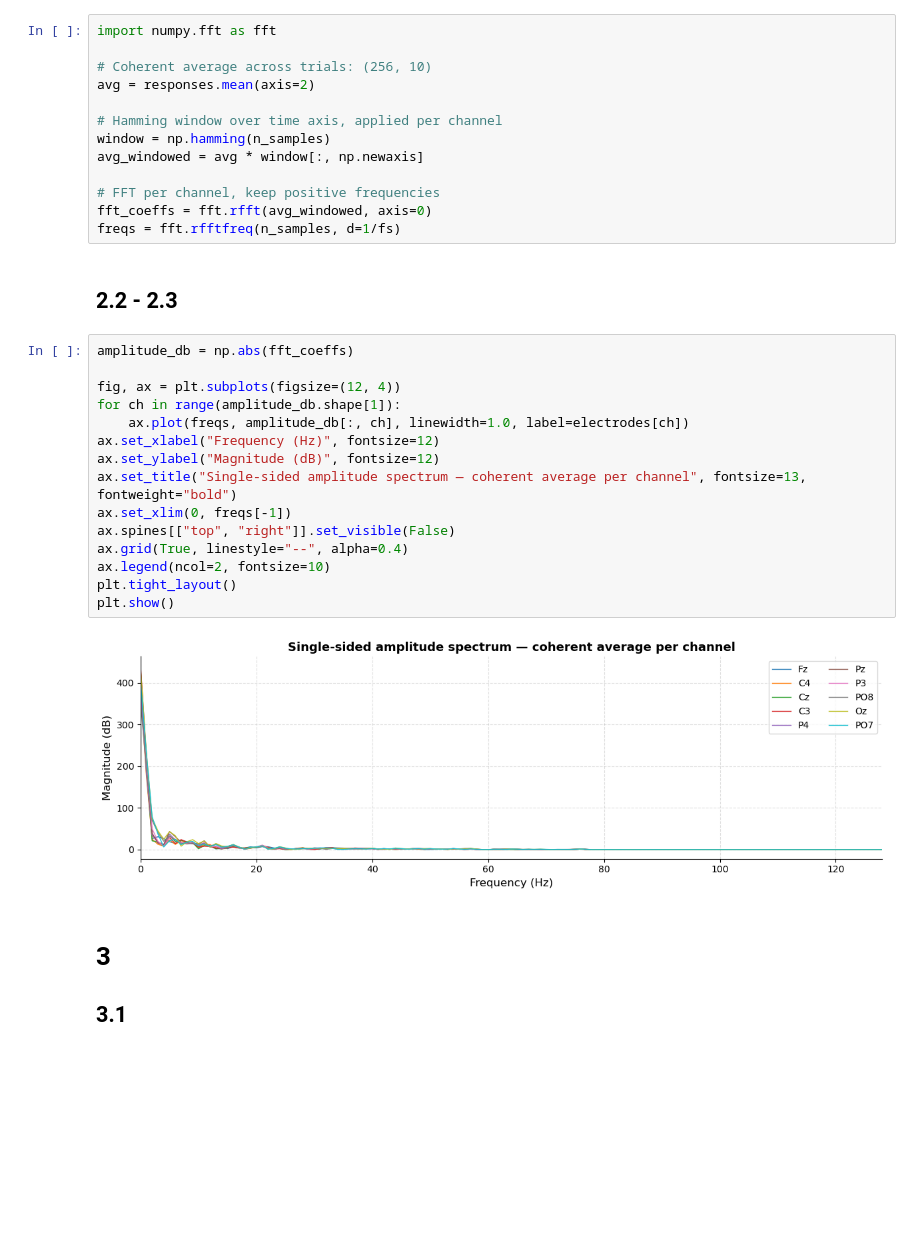
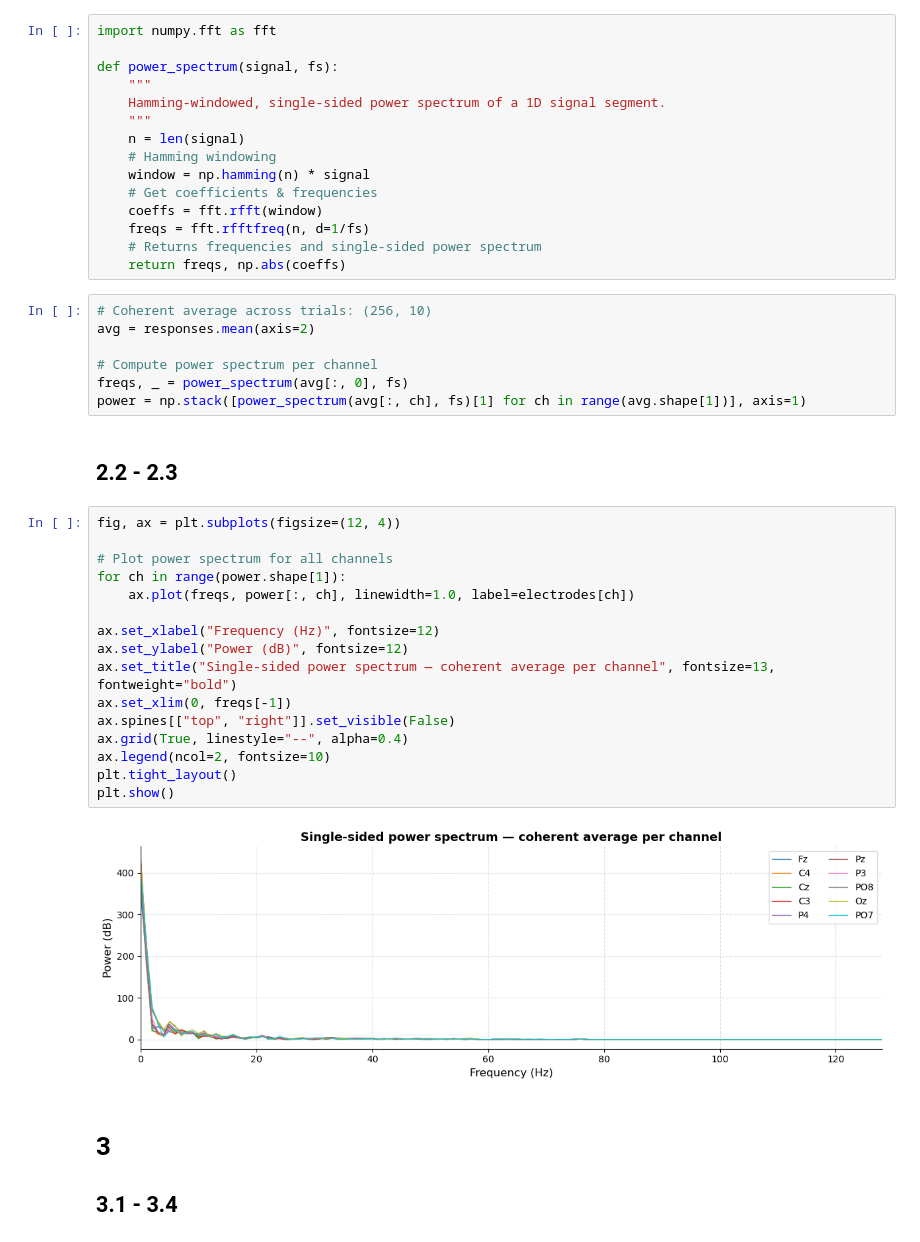
Before and after one commit to dralois/BMI-Exercises, a Jupyter notebook: exercise_1/exercise_1.ipynb, the cells around one changed output. Drawn from its saved outputs; the diff is of its cells as text; blank space fills up the shorter version.

```diff
--- a/exercise_1/exercise_1.ipynb
+++ b/exercise_1/exercise_1.ipynb
@@ -50,38 +52,48 @@ plt.show()
 # %% [markdown]
 # 2
 ## 2.1
+# %%
+import numpy.fft as fft
+
+def power_spectrum(signal, fs):
+    """
+    Hamming-windowed, single-sided power spectrum of a 1D signal segment.
+    """
+    n = len(signal)
+    # Hamming windowing
+    window = np.hamming(n) * signal
+    # Get coefficients & frequencies
+    coeffs = fft.rfft(window)
+    freqs = fft.rfftfreq(n, d=1/fs)
+    # Returns frequencies and single-sided power spectrum
+    return freqs, np.abs(coeffs)
 # %%
-import numpy.fft as fft
-
 # Coherent average across trials: (256, 10)
 avg = responses.mean(axis=2)
 
-# Hamming window over time axis, applied per channel
-window = np.hamming(n_samples)
-avg_windowed = avg * window[:, np.newaxis]
-
-# FFT per channel, keep positive frequencies
-fft_coeffs = fft.rfft(avg_windowed, axis=0)
-freqs = fft.rfftfreq(n_samples, d=1/fs)
+# Compute power spectrum per channel
+freqs, _ = power_spectrum(avg[:, 0], fs)
+power = np.stack([power_spectrum(avg[:, ch], fs)[1] for ch in range(avg.shape[1])], axis=1)
 # %% [markdown]
 ## 2.2 - 2.3
 # %%
-amplitude_db = np.abs(fft_coeffs)
+fig, ax = plt.subplots(figsize=(12, 4))
 
-fig, ax = plt.subplots(figsize=(12, 4))
-for ch in range(amplitude_db.shape[1]):
-    ax.plot(freqs, amplitude_db[:, ch], linewidth=1.0, label=electrodes[ch])
+# Plot power spectrum for all channels
+for ch in range(power.shape[1]):
+    ax.plot(freqs, power[:, ch], linewidth=1.0, label=electrodes[ch])
+
 ax.set_xlabel("Frequency (Hz)", fontsize=12)
-ax.set_ylabel("Magnitude (dB)", fontsize=12)
-ax.set_title("Single-sided amplitude spectrum — coherent average per channel", fontsize=13, fontweight="bold")
+ax.set_ylabel("Power (dB)", fontsize=12)
+ax.set_title("Single-sided power spectrum — coherent average per channel", fontsize=13, fontweight="bold")
 ax.set_xlim(0, freqs[-1])
 ax.spines[["top", "right"]].set_visible(False)
 ax.grid(True, linestyle="--", alpha=0.4)
 ax.legend(ncol=2, fontsize=10)
 plt.tight_layout()
 plt.show()
 # %% [output]
-[figure, old version]
+[figure, new version]
 # %% [markdown]
 # 3
-## 3.1
+## 3.1 - 3.4
```
Also changed, not shown: parts of 6 cells of this notebook, 4 other files.
